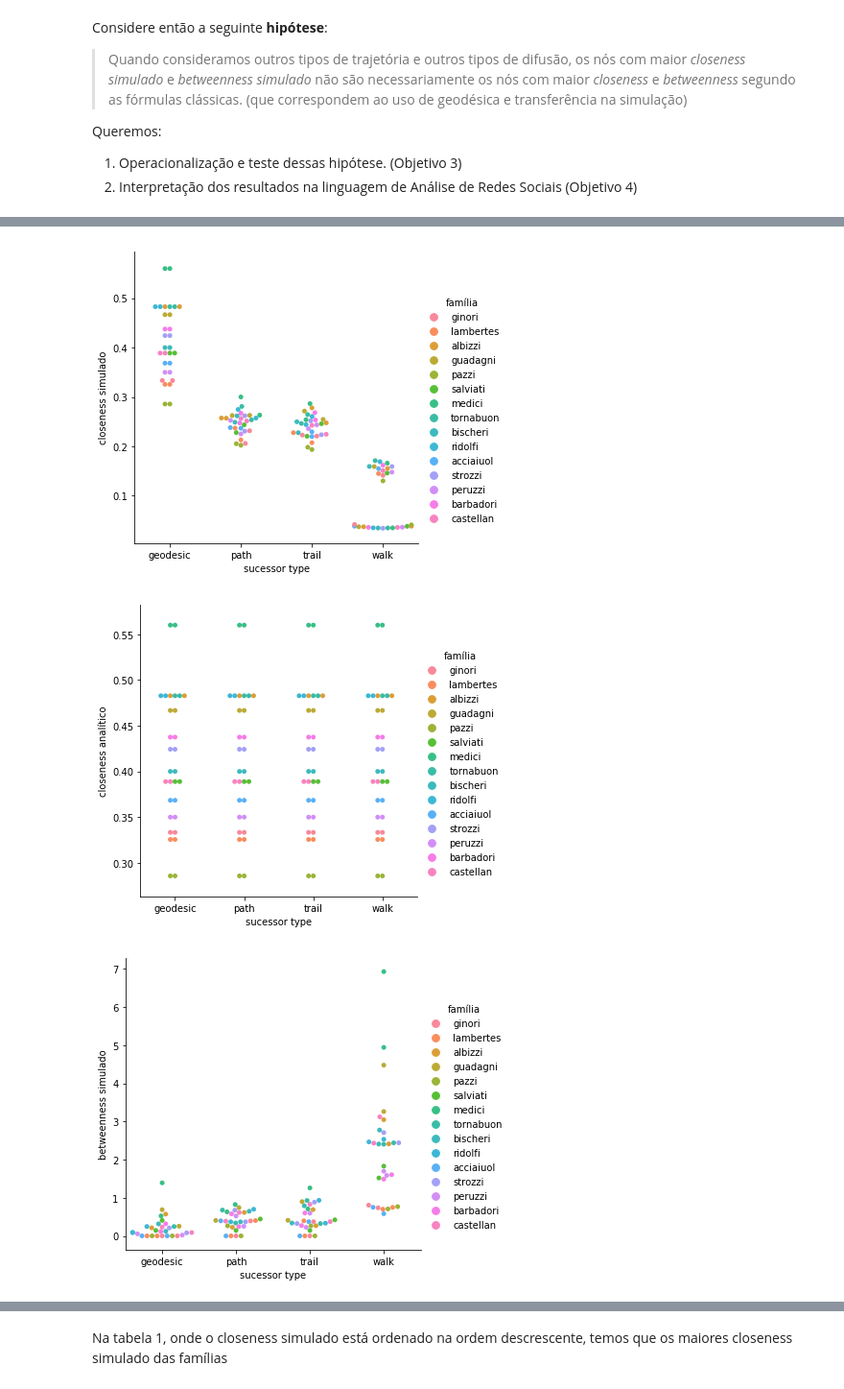
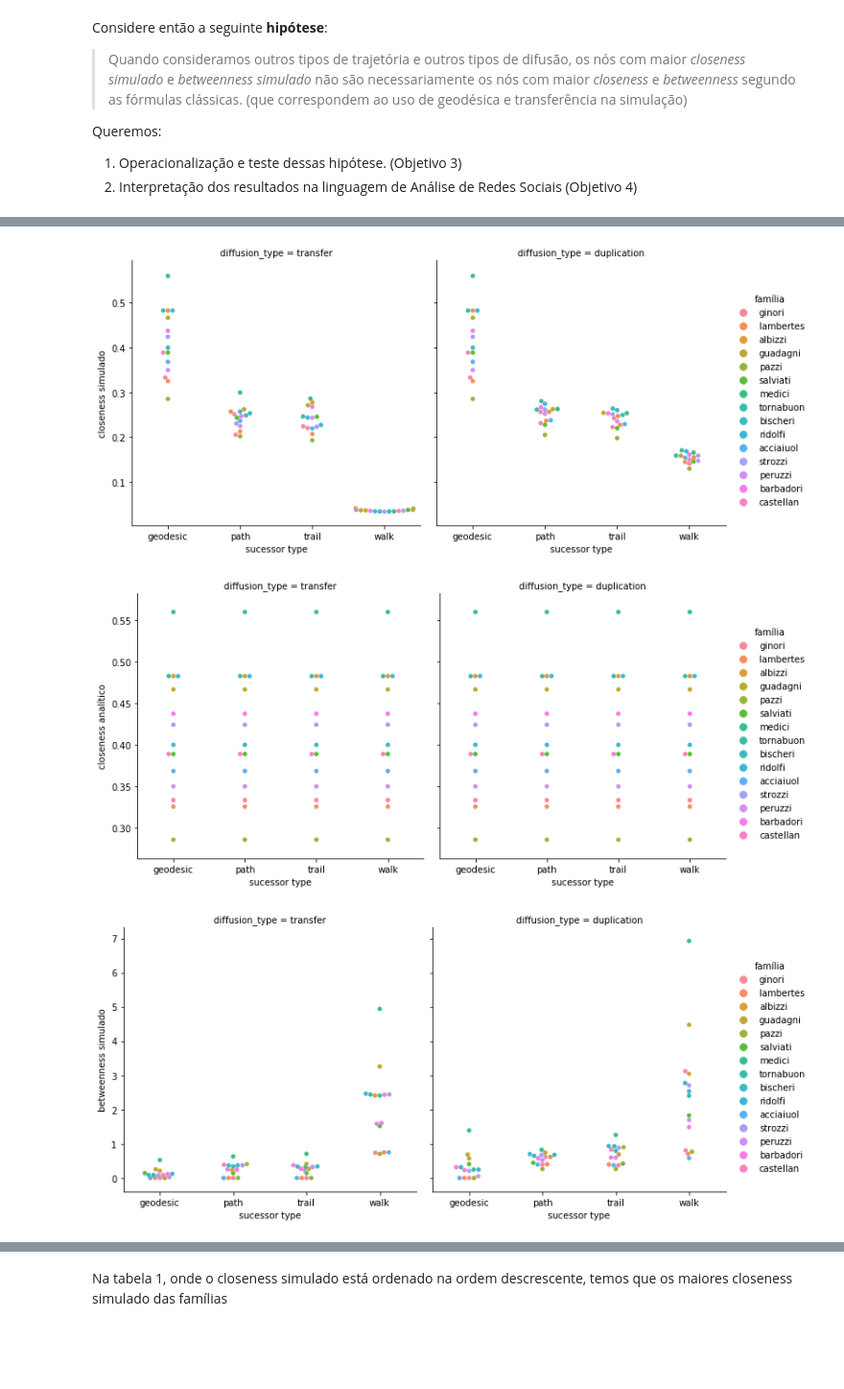
Before and after one commit to martimfj/redesoc-2018, a Jupyter notebook: Encontro13/Encontro13.ipynb, the cells around one changed output, grey strips where cells are left out. Shown at 96% size. Drawn from its saved outputs; the diff is of its cells as text; code cells hidden in the pictures; blank space fills up the shorter version.

```diff
--- a/Encontro13/Encontro13.ipynb
+++ b/Encontro13/Encontro13.ipynb
@@ -275,8 +276,6 @@ def createList():
 amostras_closeness = createList()
 amostras_betweenness = createList()
 
-# amostras_closeness = [[[],[]],[[],[]],[[],[]],[[],[]]]
-# amostras_betweenness = [[[],[]],[[],[]],[[],[]],[[],[]]]
 w = sn.load_graph('Renaissance.gml', has_pos=True)
 
 for t in diffusion_type:
@@ -293,12 +292,11 @@ for t in diffusion_type:
             for n in g.nodes:
                 g.nodes[n]['mean_closeness'] += g.nodes[n]['closeness']
                 amostras_closeness[diffusion_type.index(t)][sucessor_type.index(i)][c].append(g.nodes[n]['closeness'])
-                #amostras_closeness[0][0][c].append(g.nodes[n]['closeness'])
 
                 g.nodes[n]['mean_betweenness'] += g.nodes[n]['betweenness']
                 amostras_betweenness[diffusion_type.index(t)][sucessor_type.index(i)][c].append(g.nodes[n]['betweenness'])
-                #amostras_betweenness[0][0][c].append(g.nodes[n]['betweenness'])
                 c += 1
+
         for n in g.nodes:
             g.nodes[n]['mean_closeness'] /= TIMES
             g.nodes[n]['mean_betweenness'] /= TIMES
@@ -306,7 +304,6 @@ for t in diffusion_type:
         cc = nx.closeness_centrality(g)
 
         bc = nx.betweenness_centrality(g)
-
         data = pd.DataFrame({
             'família': [g.nodes[n]['label'] for n in g.nodes],
             'closeness simulado': [g.nodes[n]['mean_closeness'] for n in g.nodes],
@@ -314,8 +311,12 @@ for t in diffusion_type:
             'betweenness simulado': [g.nodes[n]['mean_betweenness'] for n in g.nodes],
             'betweenness analítico': [bc[n] for n in g.nodes],
             'sucessor type': i,
-            'diffusion_type': t
+            'diffusion_type': t,
+            'closeness_100_pvalue': [scipy.stats.ttest_ind(amostras_closeness[diffusion_type.index(t)][sucessor_type.index(i)][n], amostras_closeness[0][0][n], equal_var=False)[1] for n in g.nodes],
+            'betweenness_100_pvalue': [scipy.stats.ttest_ind(amostras_betweenness[diffusion_type.index(t)][sucessor_type.index(i)][n], amostras_betweenness[0][0][n], equal_var=False)[1] for n in g.nodes]
         })
 
         data.name = i
         data_list.append(data)
+
+#g.nodes[familia][bet][geoTrans]
@@ -348,12 +345,12 @@ result
 # %%
 def plot_hist(rel1, rel2):
-    sns.catplot(x=rel1, y=rel2, hue="família", kind="swarm", data=result)
+    sns.catplot(x=rel1, y=rel2, hue="família", kind="swarm", col="diffusion_type", data=result)
 
 plot_hist("sucessor type", "closeness simulado")
 plot_hist("sucessor type", "closeness analítico")
 plot_hist("sucessor type", "betweenness simulado")
 plot_hist("sucessor type", "betweenness analítico")
 # %% [output]
-[figure, old version]
+[figure, new version]
-[figure, old version]
+[figure, new version]
-[figure, old version]
+[figure, new version]
```
Also changed, not shown: parts of 13 cells of this notebook.
